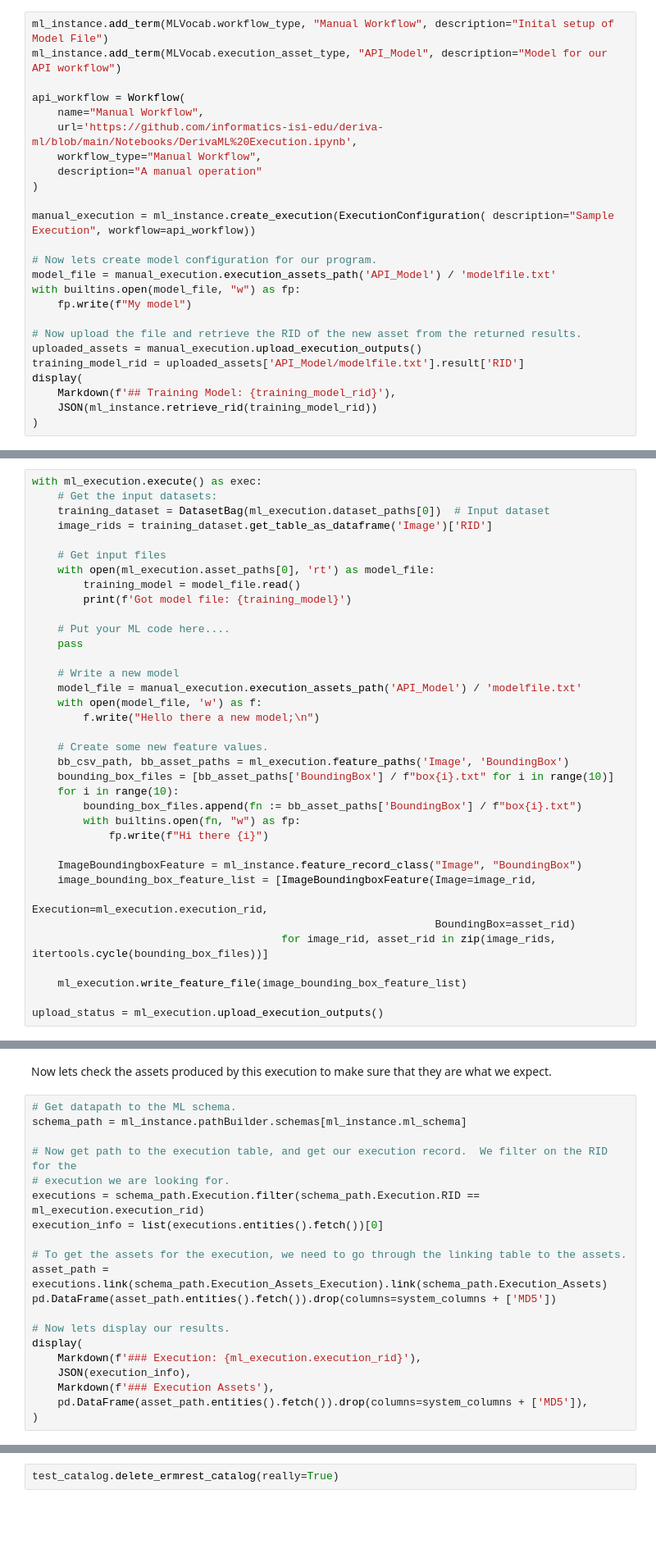
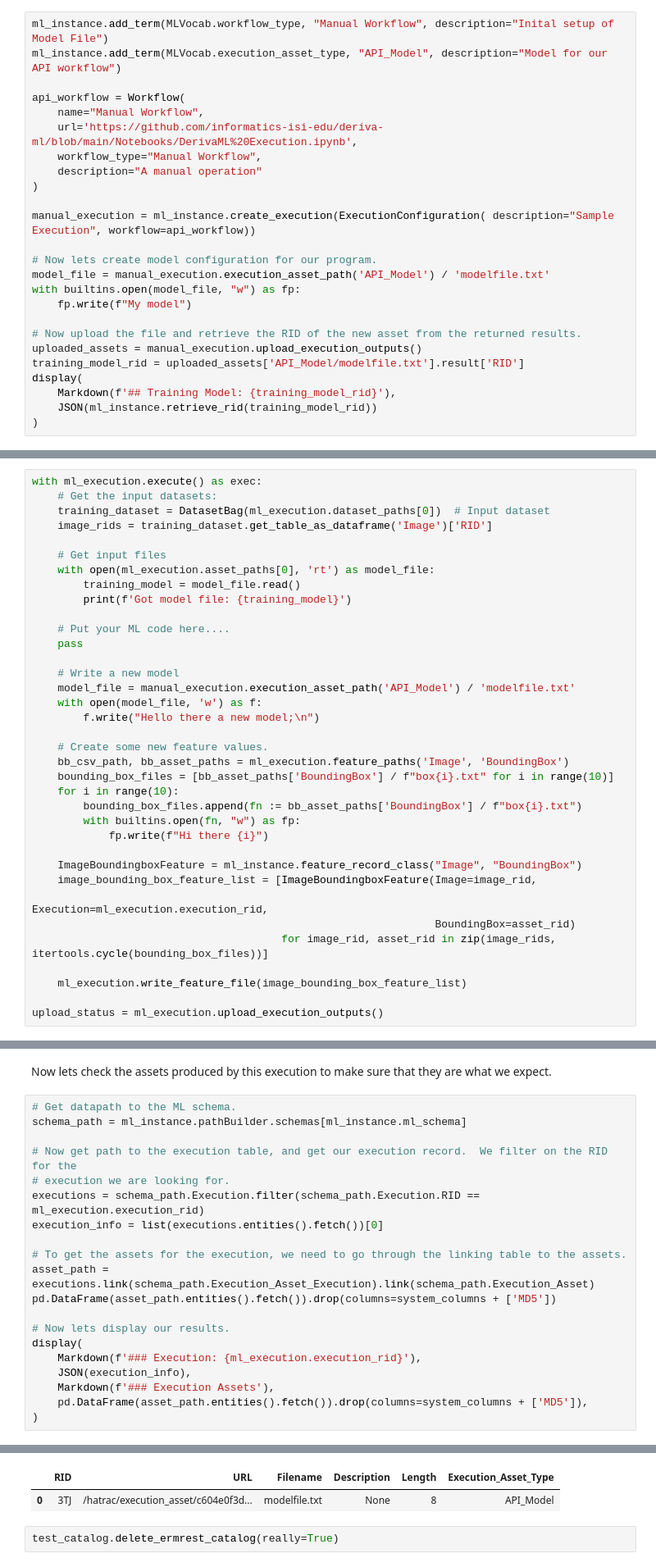
Before and after one commit to informatics-isi-edu/deriva-ml, a Jupyter notebook: Notebooks/DerivaML Execution.ipynb, the cells around one changed output, grey strips where cells are left out. Shown: that part at 82% size. Cells and saved outputs as stored; diff of their text form; blank space fills up the shorter version.

Commit message:
Renamed asset tables to be signular.

```diff
--- a/Notebooks/DerivaML Execution.ipynb
+++ b/Notebooks/DerivaML Execution.ipynb
@@ -62,7 +78,7 @@ api_workflow = Workflow(
 manual_execution = ml_instance.create_execution(ExecutionConfiguration( description="Sample Execution", workflow=api_workflow))
 
 # Now lets create model configuration for our program.
-model_file = manual_execution.execution_assets_path('API_Model') / 'modelfile.txt'
+model_file = manual_execution.execution_asset_path('API_Model') / 'modelfile.txt'
 with builtins.open(model_file, "w") as fp:
     fp.write(f"My model")
 
@@ -108,7 +127,7 @@ with ml_execution.execute() as exec:
     pass
 
     # Write a new model
-    model_file = manual_execution.execution_assets_path('API_Model') / 'modelfile.txt'
+    model_file = manual_execution.execution_asset_path('API_Model') / 'modelfile.txt'
     with open(model_file, 'w') as f:
         f.write("Hello there a new model;\n")
 
@@ -141,7 +162,7 @@ executions = schema_path.Execution.filter(schema_path.Execution.RID == ml_execut
 execution_info = list(executions.entities().fetch())[0]
 
 # To get the assets for the execution, we need to go through the linking table to the assets.
-asset_path = executions.link(schema_path.Execution_Assets_Execution).link(schema_path.Execution_Assets)
+asset_path = executions.link(schema_path.Execution_Asset_Execution).link(schema_path.Execution_Asset)
 pd.DataFrame(asset_path.entities().fetch()).drop(columns=system_columns + ['MD5'])
 
 # Now lets display our results.
@@ -151,3 +172,4 @@ display(
     Markdown(f'### Execution Assets'),
     pd.DataFrame(asset_path.entities().fetch()).drop(columns=system_columns + ['MD5']),
 )
+# %% [output]
@@ -154,2 +179,4 @@ display(
+|  | RID | URL | Filename | Description | Length | Execution_Asset_Type |
+| 0 | 3TJ | /hatrac/execution_asset/c604e0f3d... | modelfile.txt | None | 8 | API_Model |
 # %%
 test_catalog.delete_ermrest_catalog(really=True)
```
Also changed, not shown: parts of 7 cells of this notebook, 9 other files.
